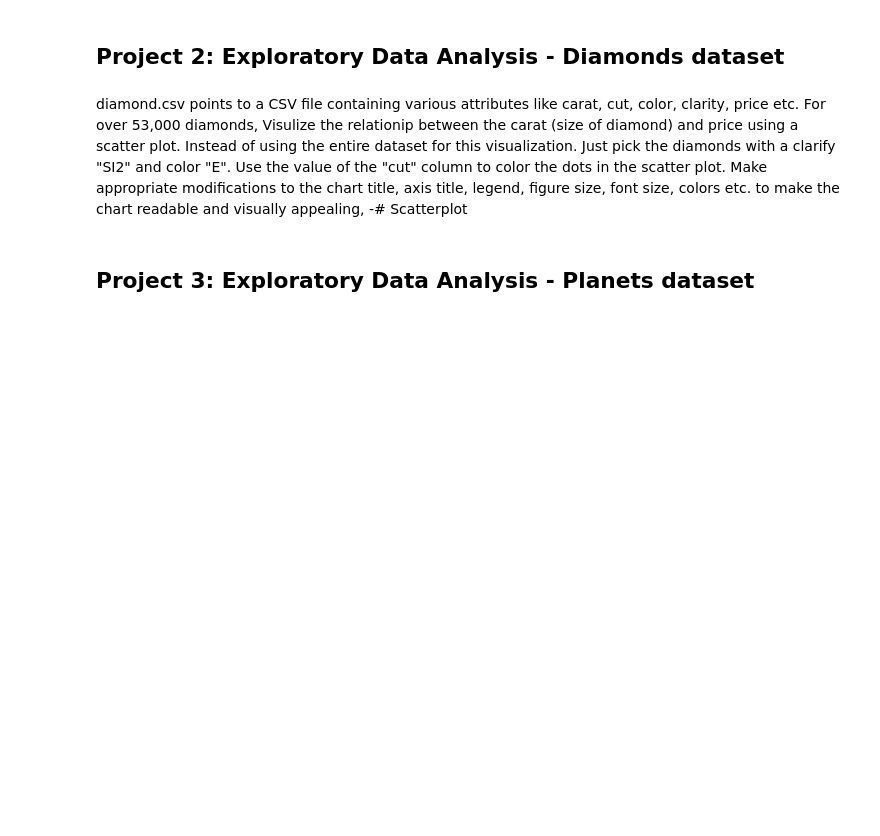
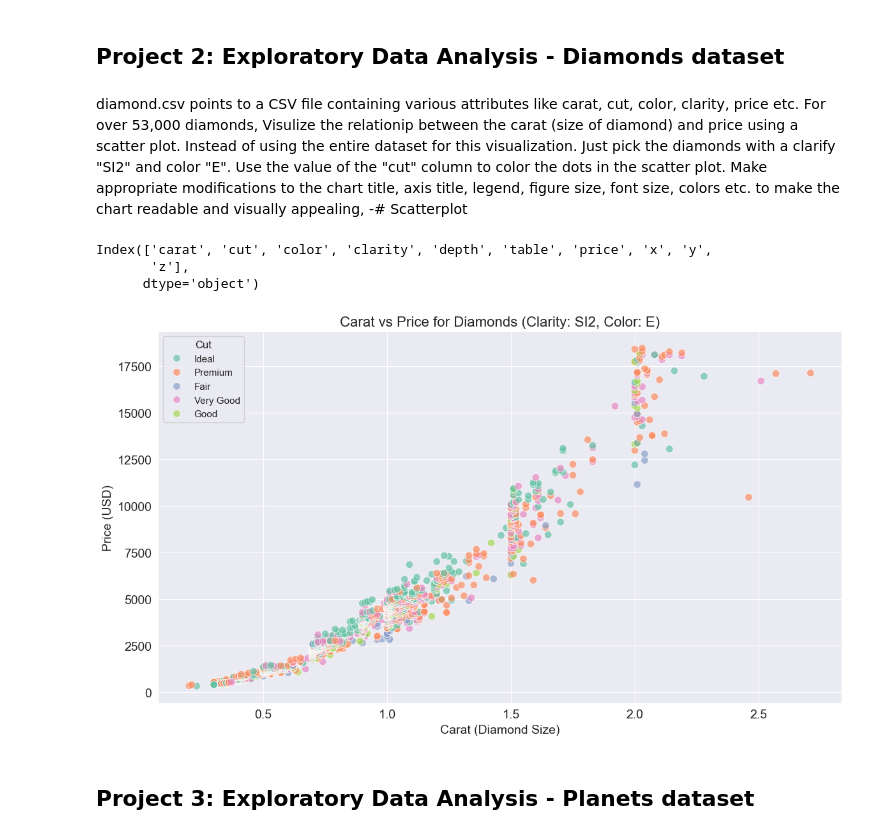
Before and after one commit to Gaurav-Rawat-12/MachineLearning2026_Gaurav, a Jupyter notebook: Labs/Lab01.ipynb, the cells around one changed output. Saved outputs shown, nothing was run; the diff lists cells and outputs as text; code cells hidden in the pictures; blank space fills up the shorter version.

Commit message:
Exploratory dataset: Diamonds

```diff
--- a/Labs/Lab01.ipynb
+++ b/Labs/Lab01.ipynb
@@ -51,6 +48,44 @@ FileNotFoundError: [Errno 2] No such file or directory: 'gapminderDataFiveYear.c
 ## Project 2: Exploratory Data Analysis - Diamonds dataset
 # %% [markdown]
 diamond.csv points to a CSV file containing various attributes like carat, cut, color, clarity, price etc. For over 53,000 diamonds, Visulize the relationip between the carat (size of diamond) and price using a scatter plot. Instead of using the entire dataset for this visualization. Just pick the diamonds with a clarify "SI2" and color "E". Use the value of the "cut" column to color the dots in the scatter plot. Make appropriate modifications to the chart title, axis title, legend, figure size, font size, colors etc. to make the chart readable and visually appealing, -# Scatterplot
+# %%
+diamond_df= pd.read_csv(r"C:\Users\gaura\OneDrive\Documents\GitHub\MachineLearning2026_Gaurav\Dataset\diamonds.csv")
+diamond_df.columns
+# %% [output]
+Index(['carat', 'cut', 'color', 'clarity', 'depth', 'table', 'price', 'x', 'y',
+       'z'],
+      dtype='object')
+# %%
+filtered_df = diamond_df[
+    (diamond_df["clarity"] == "SI2") &
+    (diamond_df["color"] == "E")
+]
+
+sns.set_style("darkgrid")
+plt.figure(figsize=(12, 7))
+
+sns.scatterplot(
+    data=filtered_df,
+    x="carat",
+    y="price",
+    hue="cut",
+    palette="Set2",
+    alpha=0.7,
+    s=70
+)
+
+plt.title(
+    "Carat vs Price for Diamonds (Clarity: SI2, Color: E)",
+    fontsize=16
+)
+plt.xlabel("Carat (Diamond Size)", fontsize=14)
+plt.ylabel("Price (USD)", fontsize=14)
+plt.legend(title="Cut", fontsize=11, title_fontsize=12)
+
+plt.tight_layout()
+plt.show()
+# %% [output]
+[figure, added]
 # %% [markdown]
 ## Project 3: Exploratory Data Analysis - Planets dataset
 # %% [markdown]
```
Also changed, not shown: parts of 1 cell of this notebook.
